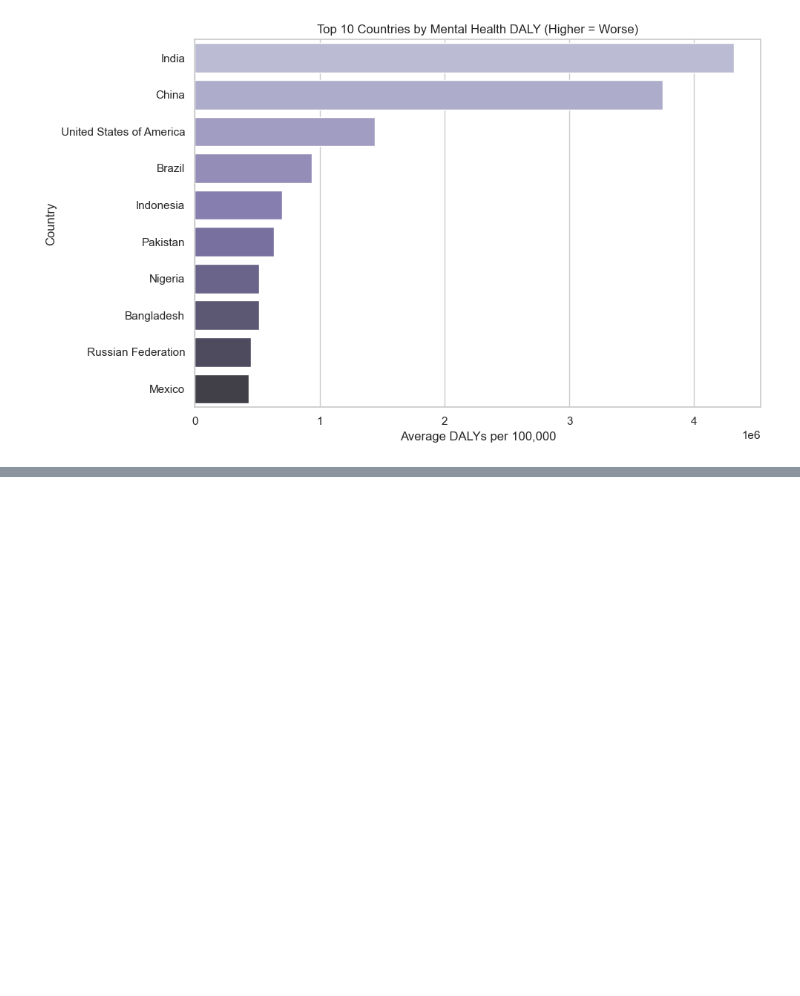
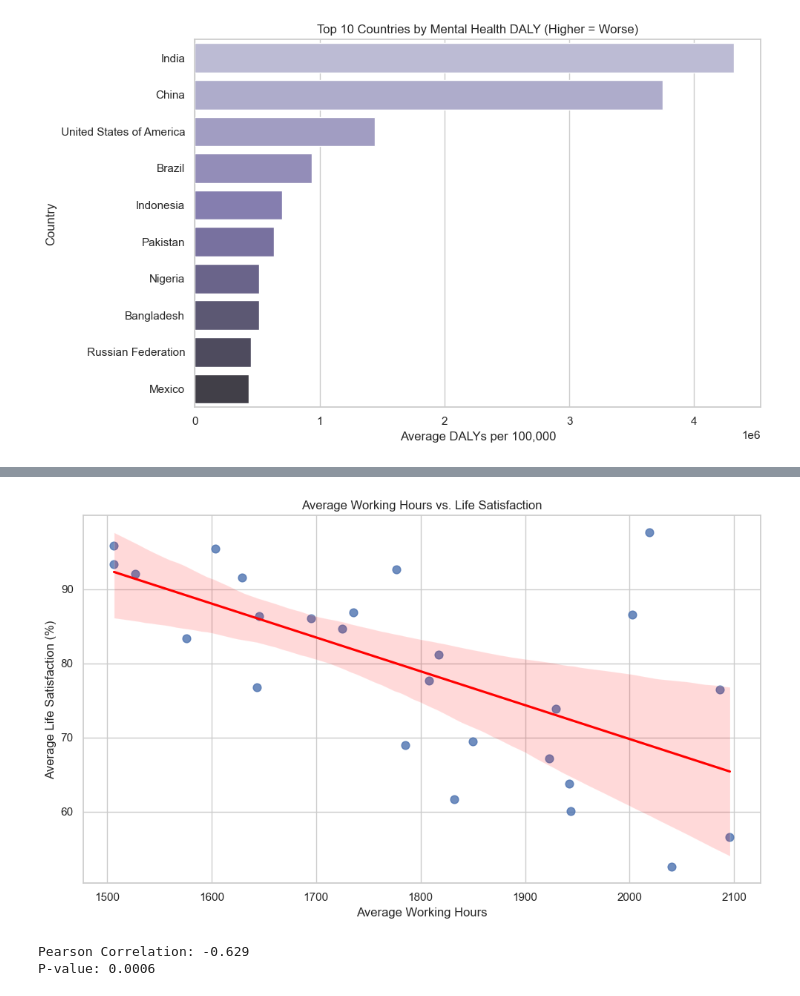
Before and after one commit to burcuekmekci/DSA210-Term-Project-Spring2025, a Jupyter notebook: termproject.ipynb, the cells around one changed output, grey strips where cells are left out. Saved outputs shown, nothing was run; the diff lists cells and outputs as text; code cells hidden in the pictures; blank space fills up the shorter version.

```diff
--- a/termproject.ipynb
+++ b/termproject.ipynb
@@ -319,0 +371,22 @@ Passing `palette` without assigning `hue` is deprecated and will be removed in v
+# %%
+# Merge working hours and life satisfaction
+df_work_satisfy = df_work_avg.merge(df_satisfy_avg, on="Entity")
+
+plt.figure(figsize=(10, 6))
+sns.regplot(data=df_work_satisfy, x="WorkingHours", y="LifeSatisfaction", scatter_kws={"s": 60}, line_kws={"color": "red"})
+plt.title("Average Working Hours vs. Life Satisfaction")
+plt.xlabel("Average Working Hours")
+plt.ylabel("Average Life Satisfaction (%)")
+plt.grid(True)
+plt.tight_layout()
+plt.show()
+
+# Pearson correlation
+from scipy.stats import pearsonr
+corr2, pval2 = pearsonr(df_work_satisfy["WorkingHours"], df_work_satisfy["LifeSatisfaction"])
+print(f"Pearson Correlation: {corr2:.3f}")
+print(f"P-value: {pval2:.4f}")
+# %% [output]
+[figure, added]
+Pearson Correlation: -0.629
+P-value: 0.0006
```
Also changed, not shown: parts of 12 cells of this notebook.
